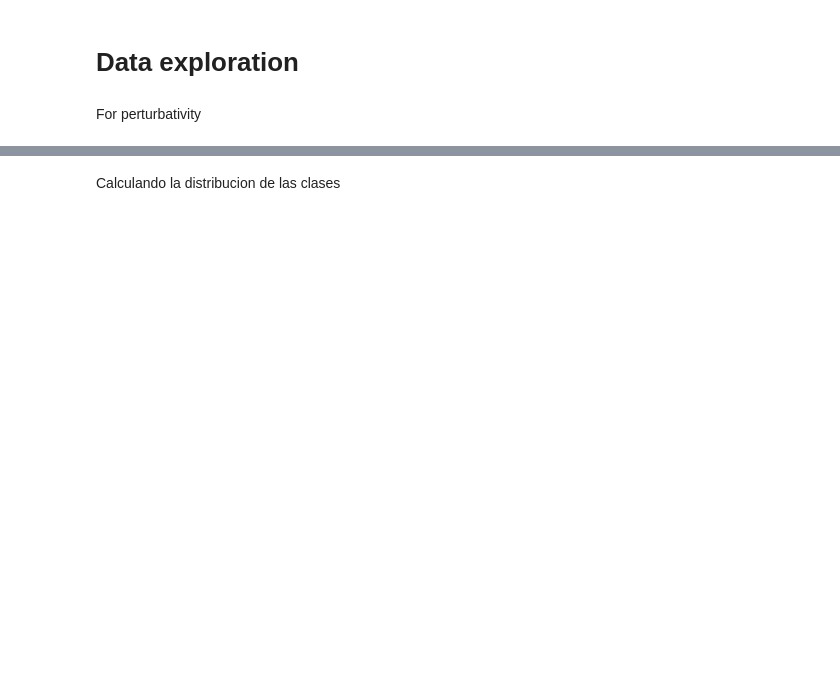
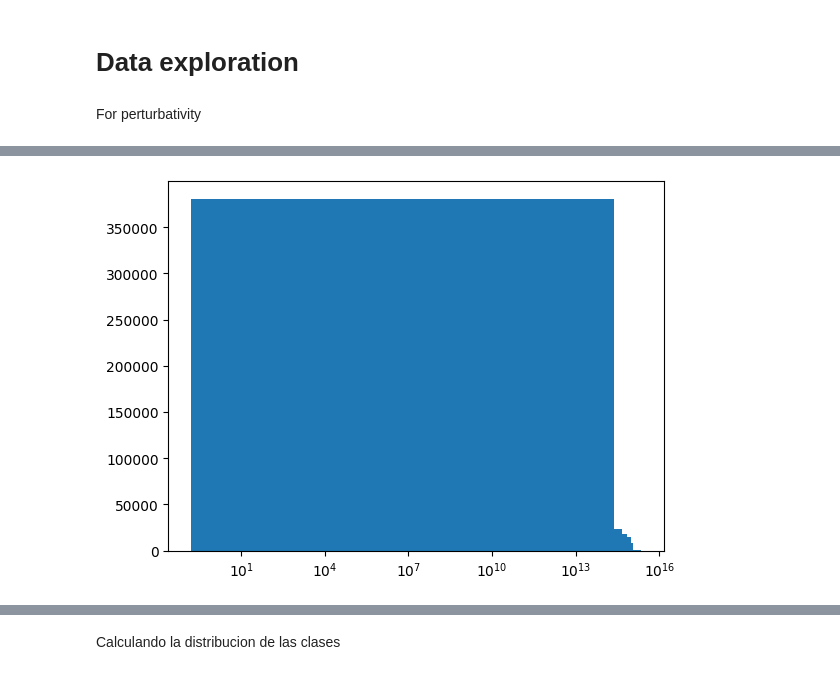
Before and after one commit to fbientrigo/dihiggs, a Jupyter notebook: mlpython/0b2_pipeline_train.ipynb, the cells around one changed output, grey strips where cells are left out. Drawn from its saved outputs; the diff is of its cells as text; code cells hidden in the pictures; blank space fills up the shorter version.

```diff
--- a/mlpython/0b2_pipeline_train.ipynb
+++ b/mlpython/0b2_pipeline_train.ipynb
@@ -142 +139,8 @@ print(df[['sq_lambda']].head())
+# %%
+plt.hist(df['sq_lambda'])
+plt.xscale('log')
+#plt.yscale('log')
+plt.show()
+# %% [output]
+[figure, added]
 # %%
```
Also changed, not shown: parts of 12 cells of this notebook, 51 other files.
